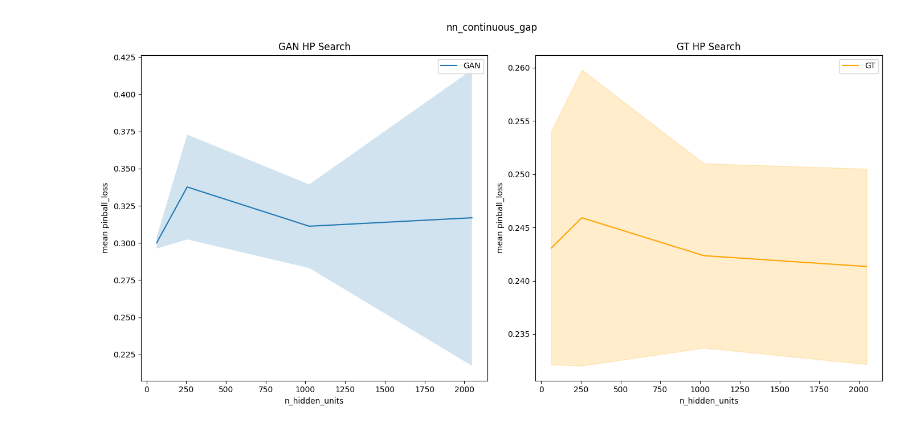
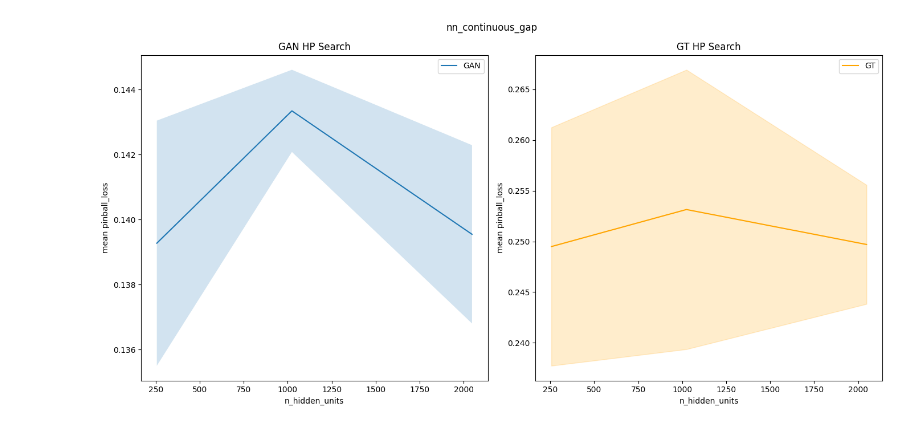
Before and after one commit to roshni714/poverty, a Jupyter notebook: dry_run/hparam/hparam_res.ipynb, the cells around one changed output. Drawn from its saved outputs; the diff is of its cells as text; code cells hidden in the pictures.

```diff
--- a/dry_run/hparam/hparam_res.ipynb
+++ b/dry_run/hparam/hparam_res.ipynb
@@ -56,9 +65,9 @@ plot(gan_df, gt_df, feature, loss, title)
 # %%
-gan_df = pd.read_csv('hparam_results/nn_gan_continuous_gap.csv')
-gt_df = pd.read_csv('hparam_results/nn_gt_continuous_gap.csv')
+gan_df = pd.read_csv('results/nn_gan_continuous_gap.csv')
+gt_df = pd.read_csv('results/nn_gt_continuous_gap.csv')
 feature = 'n_hidden_units'
 loss = 'pinball_loss'
 title = 'nn_continuous_gap'
 plot(gan_df, gt_df, feature, loss, title)
 # %% [output]
-[figure, old version]
+[figure, new version]
```
Also changed, not shown: parts of 3 cells of this notebook.
